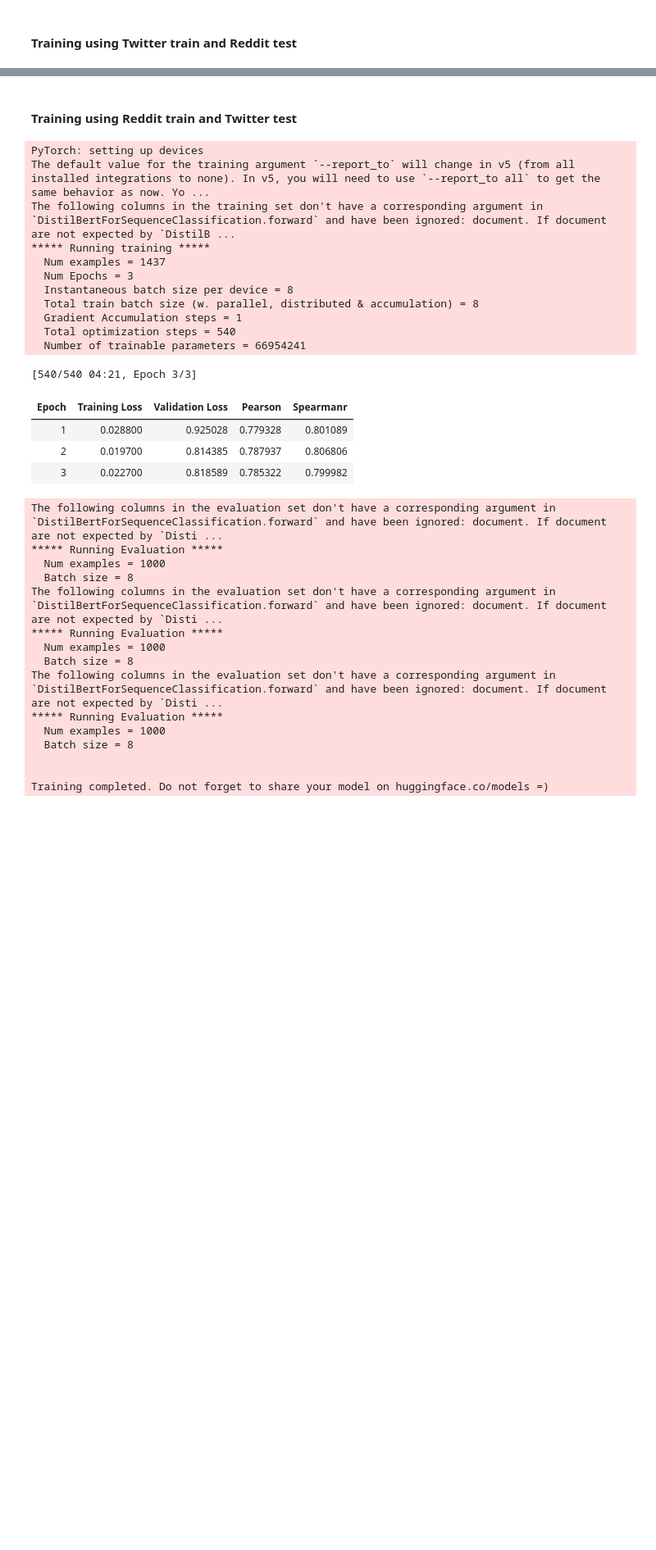
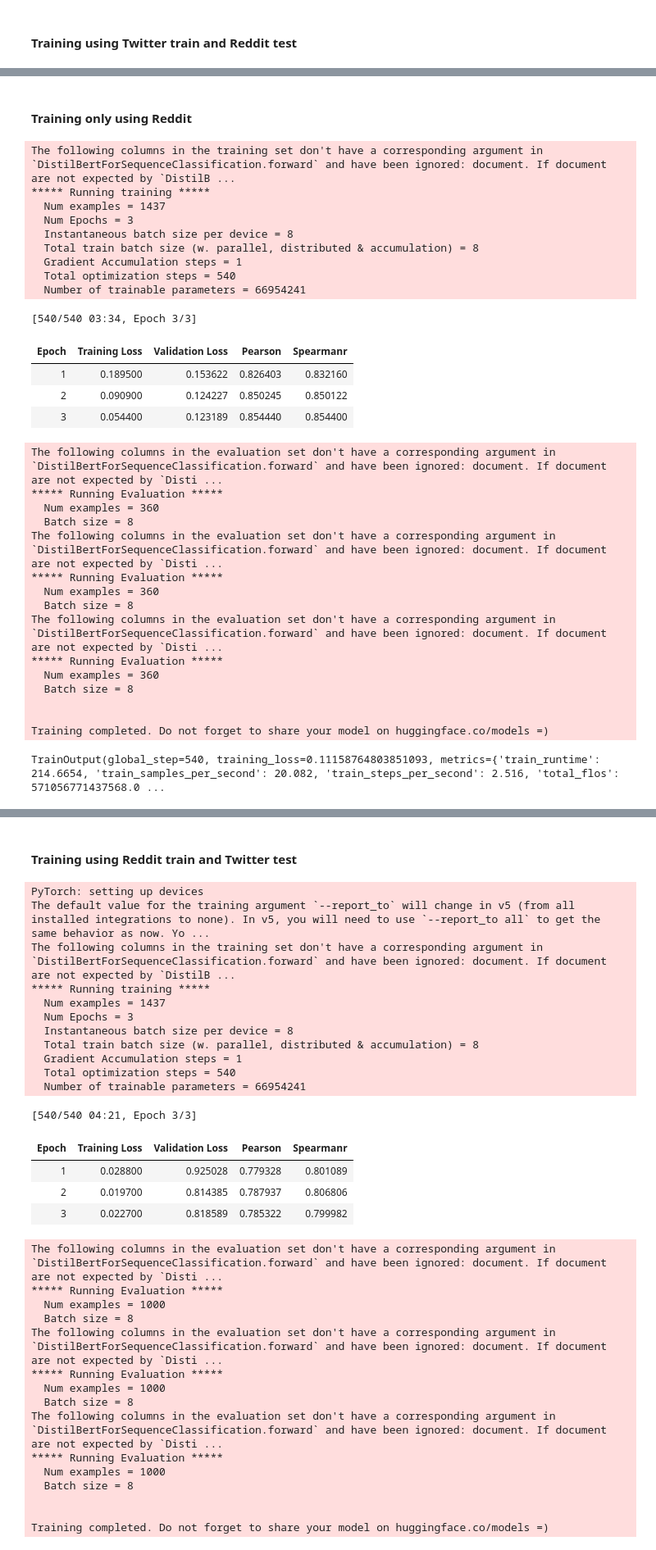
Before and after one commit to aishafarooque/Tweet-Intimacy-Analysis, a Jupyter notebook: Baseline_BERT_Regression.ipynb, the cells around one changed output, grey strips where cells are left out. Shown: that part at 82% size. Cells and saved outputs as stored; diff of their text form; code cells hidden in the pictures; blank space fills up the shorter version.

```diff
--- a/Baseline_BERT_Regression.ipynb
+++ b/Baseline_BERT_Regression.ipynb
@@ -568,0 +742,46 @@ The following columns in the test set don't have a corresponding argument in `Di
+# %% [markdown]
+#### Training only using Reddit
+# %%
+train_dataset = reddit_tokenized_datasets[TRAIN]
+eval_dataset = reddit_tokenized_datasets[TEST]
+
+twitter_reddit_trainer = Trainer(
+    model=model,
+    args=training_args,
+    train_dataset=train_dataset,
+    eval_dataset=eval_dataset,
+    compute_metrics=compute_metrics
+)
+
+twitter_reddit_trainer.train()
+# %% [output]
+The following columns in the training set don't have a corresponding argument in `DistilBertForSequenceClassification.forward` and have been ignored: document. If document are not expected by `DistilB ...
+***** Running training *****
+  Num examples = 1437
+  Num Epochs = 3
+  Instantaneous batch size per device = 8
+  Total train batch size (w. parallel, distributed & accumulation) = 8
+  Gradient Accumulation steps = 1
+  Total optimization steps = 540
+  Number of trainable parameters = 66954241
+[540/540 03:34, Epoch 3/3]
+| Epoch | Training Loss | Validation Loss | Pearson | Spearmanr |
+| 1 | 0.189500 | 0.153622 | 0.826403 | 0.832160 |
+| 2 | 0.090900 | 0.124227 | 0.850245 | 0.850122 |
+| 3 | 0.054400 | 0.123189 | 0.854440 | 0.854400 |
+The following columns in the evaluation set don't have a corresponding argument in `DistilBertForSequenceClassification.forward` and have been ignored: document. If document are not expected by `Disti ...
+***** Running Evaluation *****
+  Num examples = 360
+  Batch size = 8
+The following columns in the evaluation set don't have a corresponding argument in `DistilBertForSequenceClassification.forward` and have been ignored: document. If document are not expected by `Disti ...
+***** Running Evaluation *****
+  Num examples = 360
+  Batch size = 8
+The following columns in the evaluation set don't have a corresponding argument in `DistilBertForSequenceClassification.forward` and have been ignored: document. If document are not expected by `Disti ...
+***** Running Evaluation *****
+  Num examples = 360
+  Batch size = 8
+
+
+Training completed. Do not forget to share your model on huggingface.co/models =)
+TrainOutput(global_step=540, training_loss=0.11158764803851093, metrics={'train_runtime': 214.6654, 'train_samples_per_second': 20.082, 'train_steps_per_second': 2.516, 'total_flos': 571056771437568.0 ...
```
Also changed, not shown: parts of 65 cells of this notebook.
